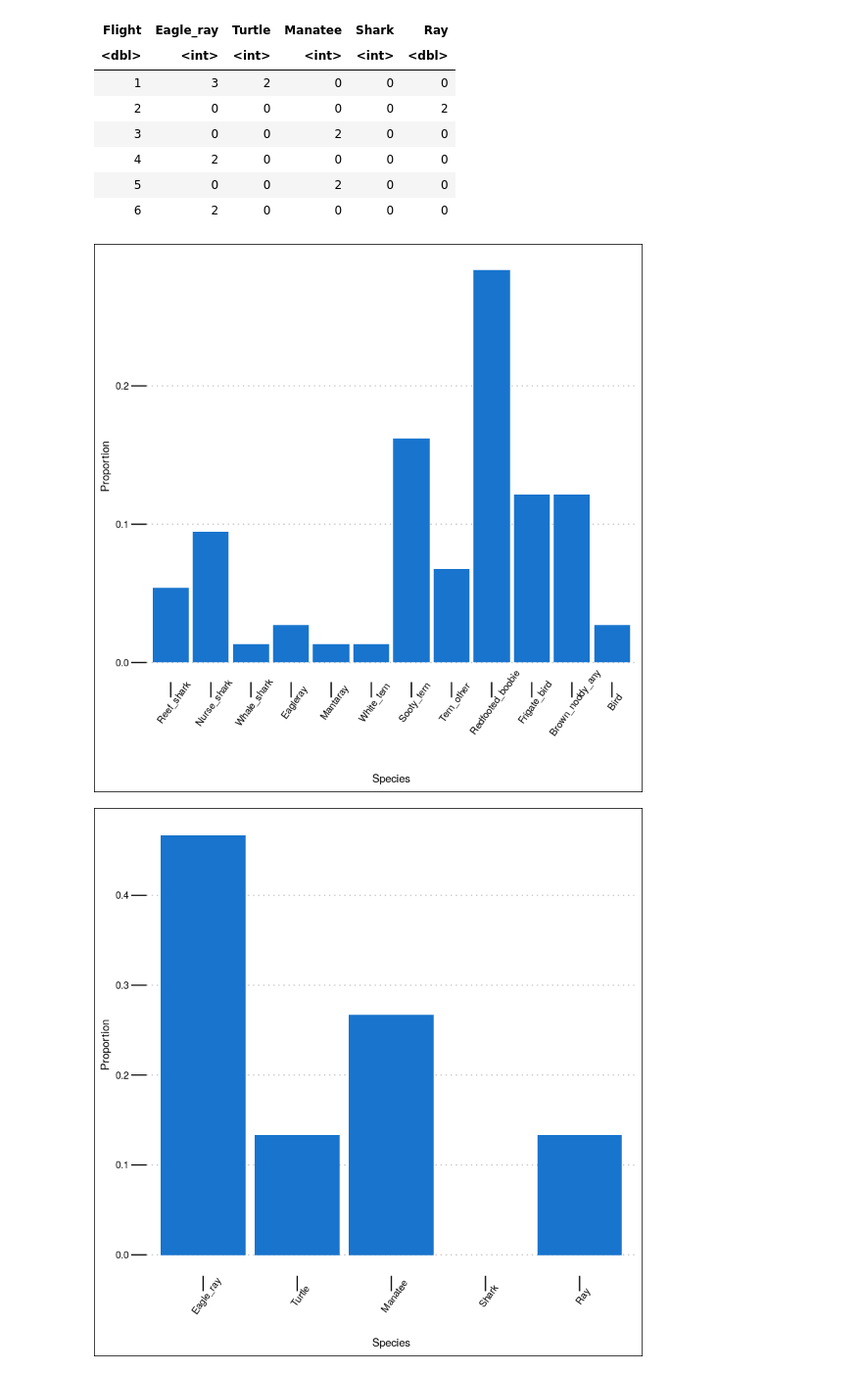
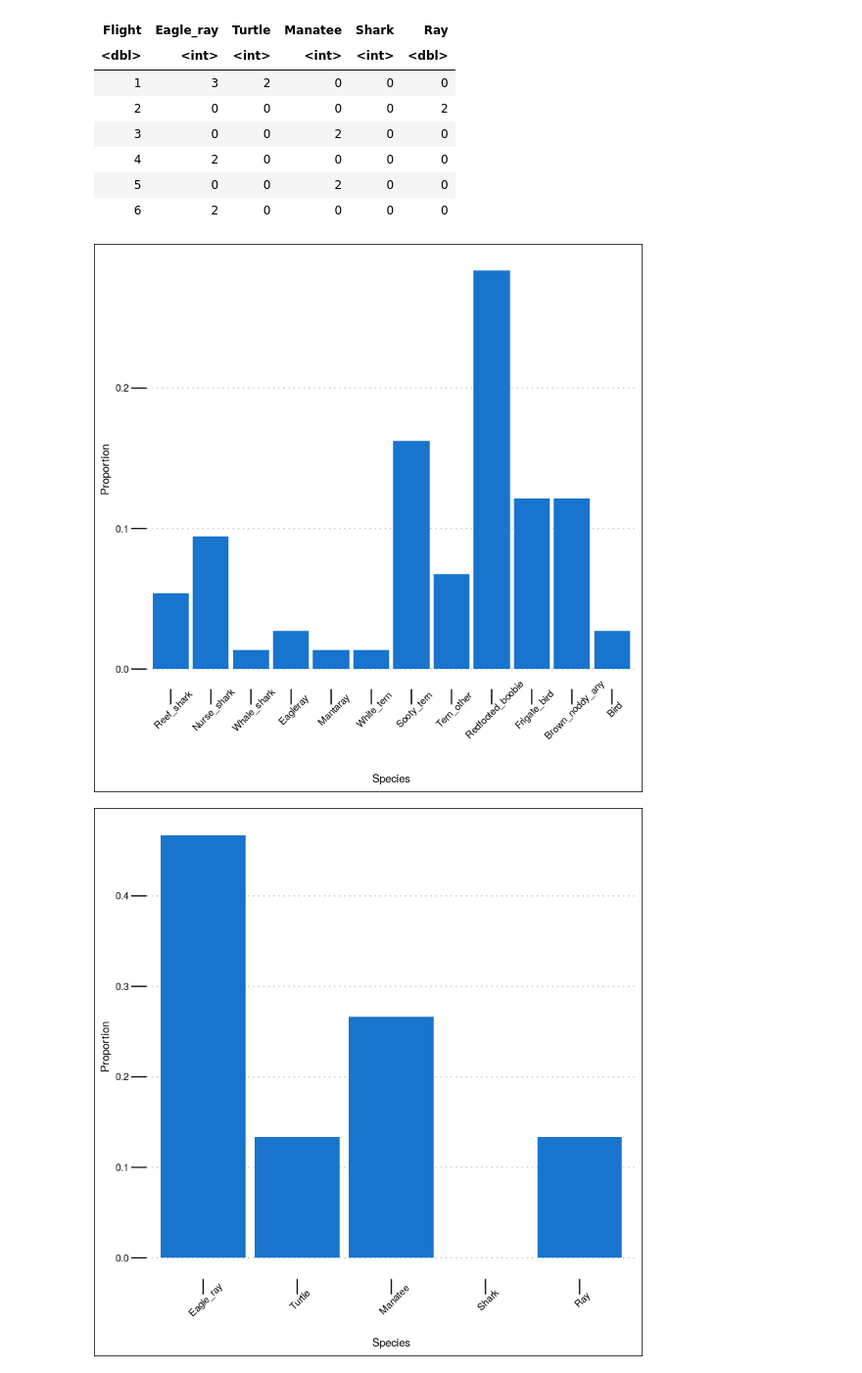
Before and after one commit to EvalImperialforces/CMEE_Thesis, a Jupyter notebook: Code/RealData_Analysis.ipynb, the cells around one changed output. Shown at 98% size. Saved outputs shown, nothing was run; the diff lists cells and outputs as text; code cells hidden in the pictures.

```diff
--- a/Code/RealData_Analysis.ipynb
+++ b/Code/RealData_Analysis.ipynb
@@ -190,34 +199,34 @@ sp.bar_bel$Prop <- lapply(sp.bar_bel$Total, function(x) x/sum(sp.bar_bel$Total))
   #scale_x_discrete(limits = rownames(sp.bar)) +
   #theme_clean() +
   #theme(axis.text.x = element_text(angle = 50), axis.ticks.length = unit(.5, "cm")))
 
 #dev.off()
 
 
 bar.plot_biot <- ggplot(data = sp.bar, aes(x = rownames(sp.bar), y = Prop)) +
   geom_bar(stat = "identity", fill = "dodgerblue3") +
   xlab("Species") +
   ylab("Proportion") +
   scale_x_discrete(limits = rownames(sp.bar)) +
   theme_clean() +
-  theme(axis.text.x = element_text(angle = 54), axis.ticks.length = unit(.5, "cm")) +
+  theme(axis.text.x = element_text(angle = 45), axis.ticks.length = unit(.5, "cm")) +
   scale_fill_brewer(palette = "Dark2")
 
 
 bar.plot_bel <- ggplot(data = sp.bar_bel, aes(x = rownames(sp.bar_bel), y = Prop)) +
   geom_bar(stat = "identity", fill = "dodgerblue3") +
   xlab("Species") +
   ylab("Proportion") +
   scale_x_discrete(limits = rownames(sp.bar_bel)) +
   theme_clean() +
-  theme(axis.text.x = element_text(angle = 54), axis.ticks.length = unit(.5, "cm"))
+  theme(axis.text.x = element_text(angle = 45), axis.ticks.length = unit(.5, "cm"))
   #scale_fill_brewer(palette = "Dark1")
 
 bar.plot_biot
 bar.plot_bel
 #rownames(sp.bar_bel)
 #sp.bar_bel
 #sp.bar
 # %% [output]
-[figure, old version]
+[figure, new version]
-[figure, old version]
+[figure, new version]
```
Also changed, not shown: parts of 25 cells of this notebook, 5 other files.
